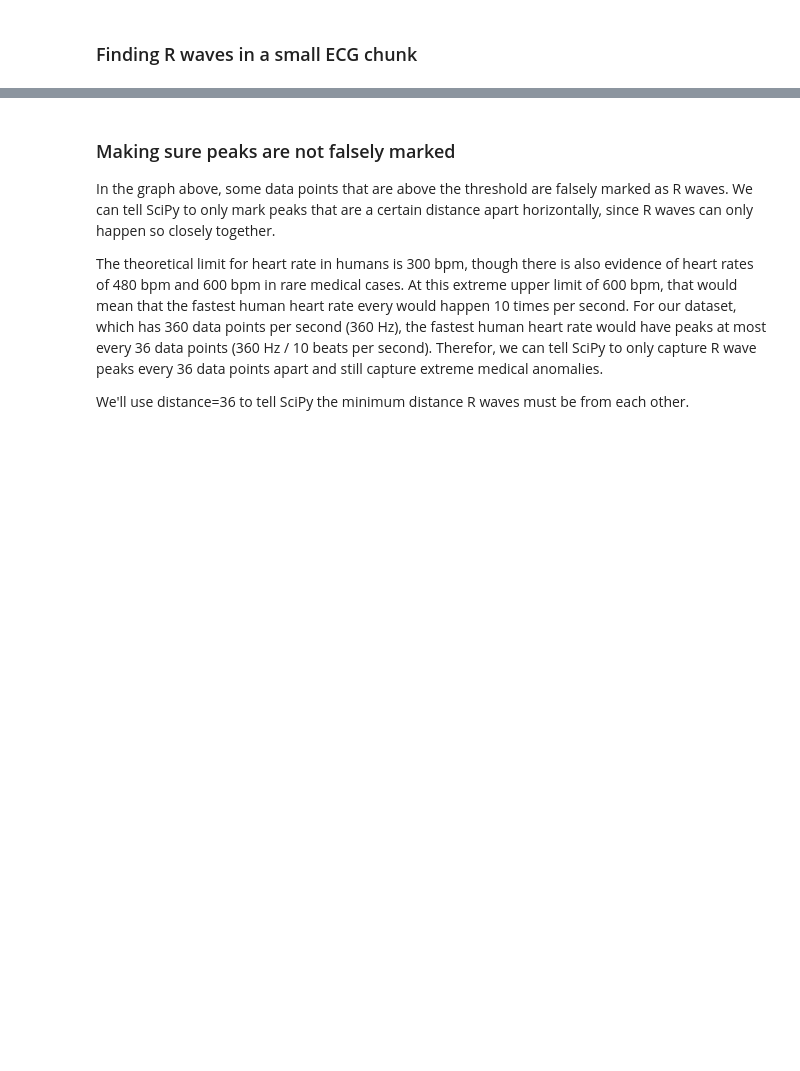
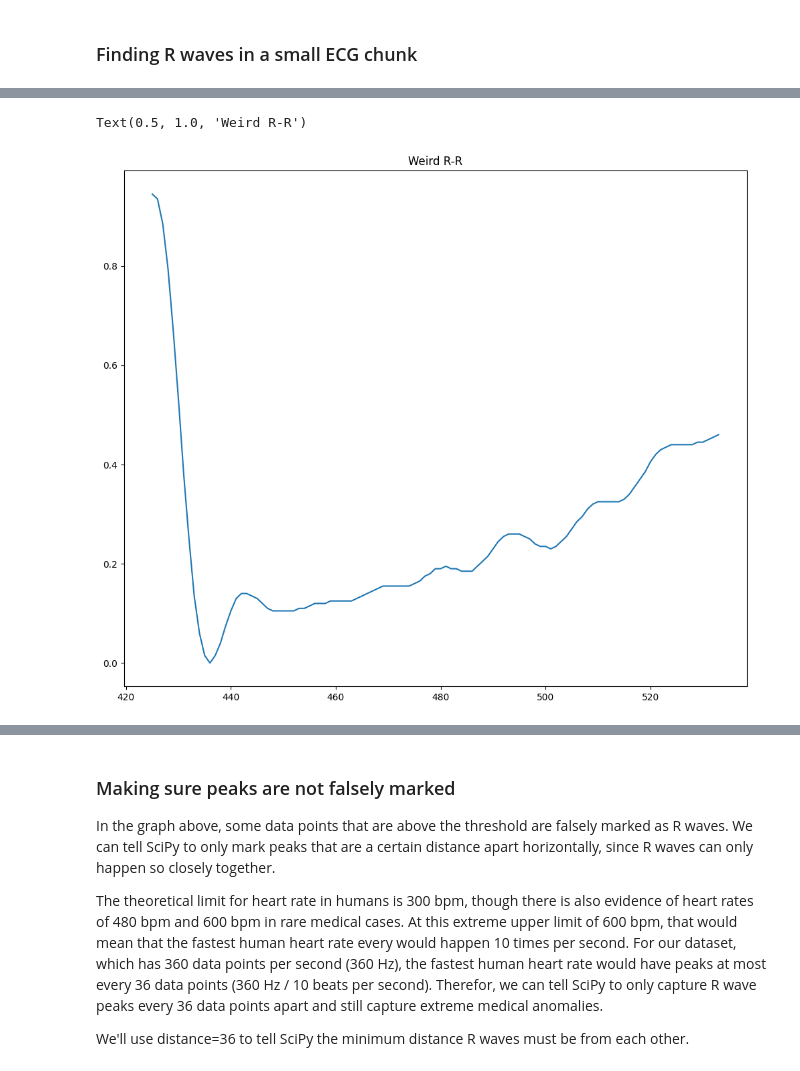
Before and after one commit to carrliitos/ecg_classification, a Jupyter notebook: notebooks/01b-feature-labeling.ipynb, the cells around one changed output, grey strips where cells are left out. Drawn from its saved outputs; the diff is of its cells as text; code cells hidden in the pictures; blank space fills up the shorter version.

```diff
--- a/notebooks/01b-feature-labeling.ipynb
+++ b/notebooks/01b-feature-labeling.ipynb
@@ -32,3 +34,14 @@ Text(0.5, 1.0, '15 Seconds of ECG')
+# %%
+rr_weird = ecg_data[425:534]
+
+plt.figure(figsize=(12, 10))
+rr_weird.plot()
+# plt.yticks(np.arange(-0.4, 0.8, 0.05))
+# plt.xticks(np.arange(5200, 5550, 25))
+plt.title("Weird R-R")
+# %% [output]
+Text(0.5, 1.0, 'Weird R-R')
+[figure, added]
 # %%
 peaks, _ = scipy.signal.find_peaks(ecg_15_seconds, height=0.45)
 peaks = peaks + 0
```
Also changed, not shown: parts of 16 cells of this notebook, 4 other files.
